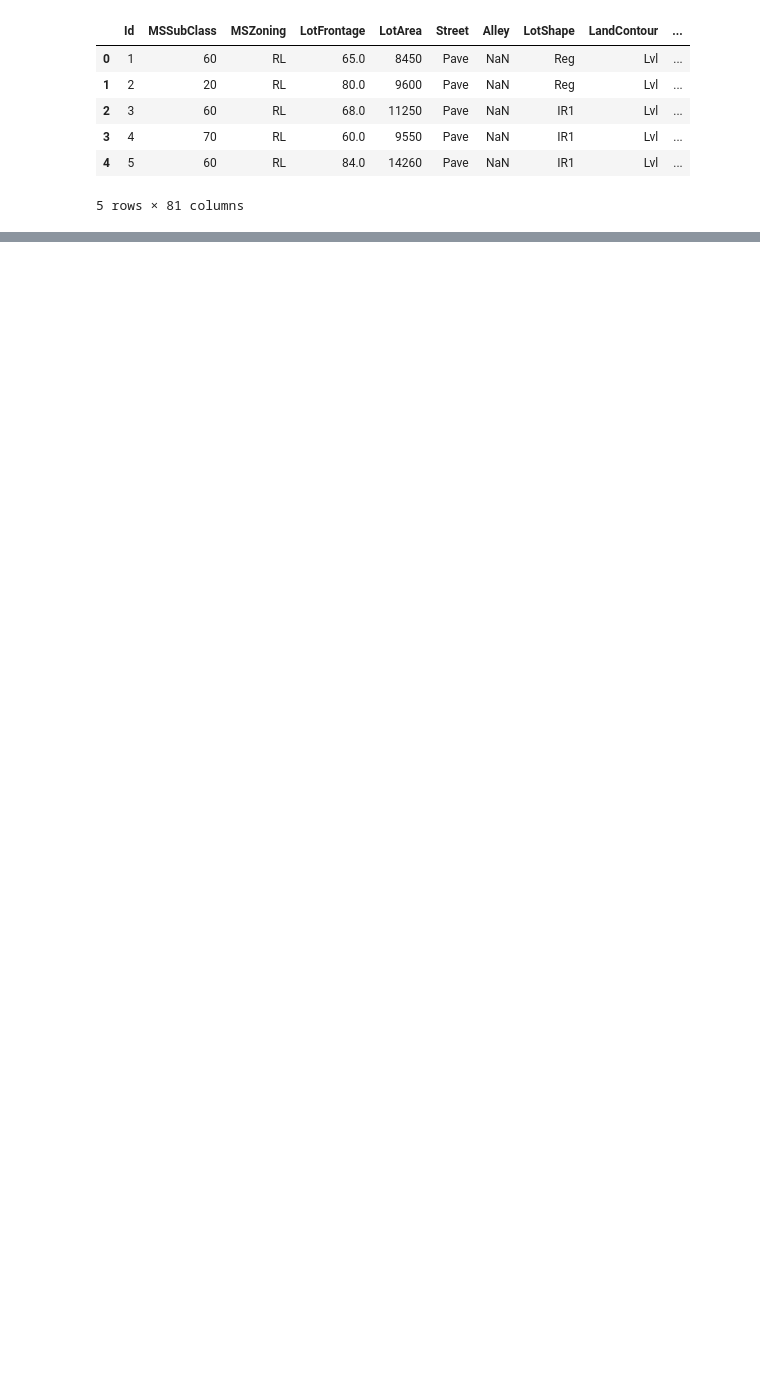
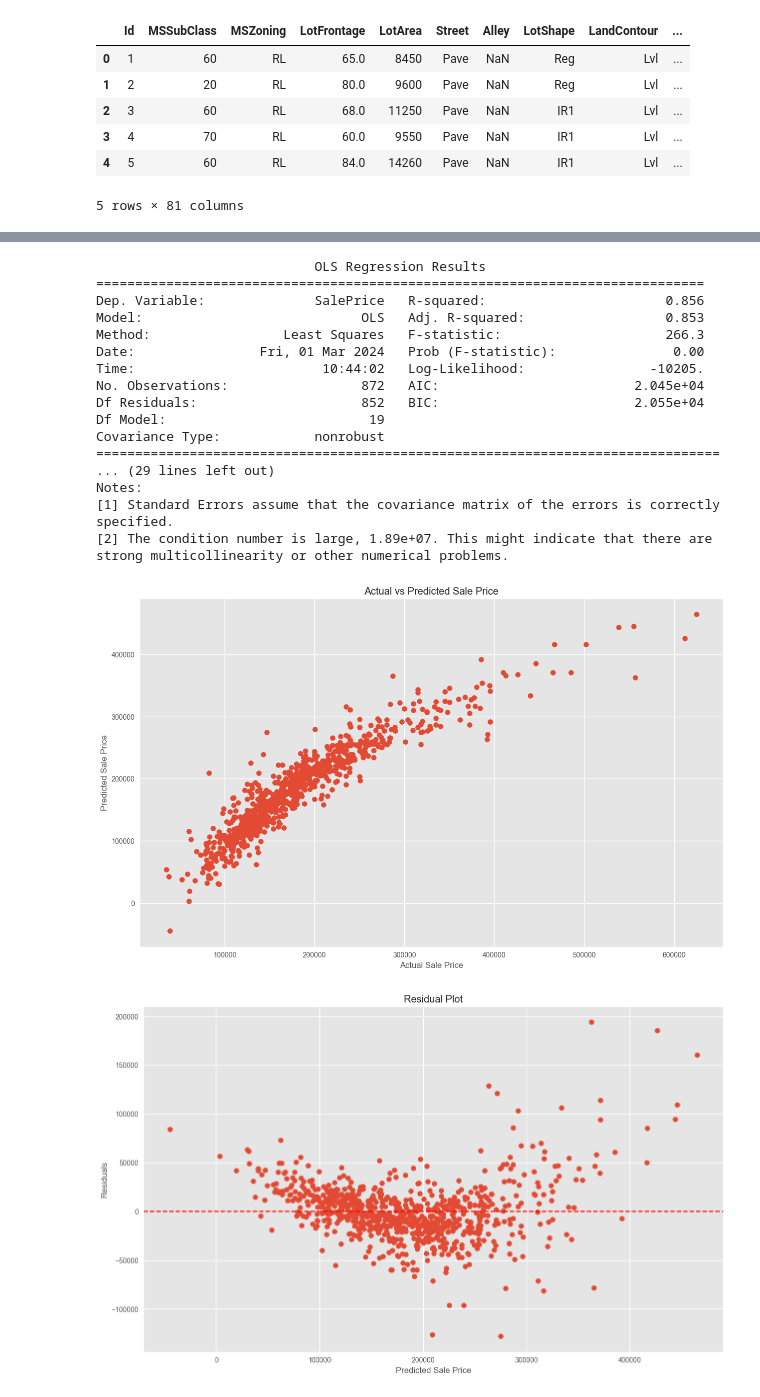
Before and after one commit to estebandonis/HT3-MineriadeDatos, a Jupyter notebook: lab3.ipynb, the cells around one changed output, grey strips where cells are left out. Cells and saved outputs as stored; diff of their text form; code cells hidden in the pictures; blank space fills up the shorter version.

```diff
--- a/lab3.ipynb
+++ b/lab3.ipynb
@@ -231,0 +82,7 @@ Número de filas en el conjunto de prueba: 292
+# %%
+numeric = numeric.drop(['BsmtFinSF2', '2ndFlrSF', 'LowQualFinSF', 'BsmtFullBath', 'BsmtHalfBath',
+            'HalfBath', 'Fireplaces', 'WoodDeckSF', 'OpenPorchSF', 'EnclosedPorch', '3SsnPorch','ScreenPorch',
+            'PoolArea', 'MiscVal'], axis=1)
+# %%
+numeric = numeric[numeric["SalePrice"] < 700000]
+numeric = numeric[numeric["LotArea"] < 100000]
@@ -346,6 +188,0 @@ X = numericas #El resto de los datos
-# %%
-X_train, X_test,y_train, y_test = train_test_split(X, y,test_size=0.3,train_size=0.7)
-print(X_train.shape)
-print(X_test.shape)
-print(y_train.shape)
-print(y_test.shape)
@@ -357,4 +188,0 @@ print(y_test.shape)
-# %%
-modelo1 = LinearRegression()
-modelo1.fit(X_train, y_train)
-y_pred_modelo1 = modelo1.predict(X_test)
@@ -445,0 +189,51 @@ ValueError: Mean Squared Logarithmic Error cannot be used when targets contain n
+# %%
+import statsmodels.api as sm
+import matplotlib.pyplot as plt
+
+# Añadir una constante para el término de intercepción
+X_train_const = sm.add_constant(X_train)
+
+# Modelo de regresión lineal
+model = sm.OLS(y_train, X_train_const).fit()
+
+# Resumen del modelo
+print(model.summary())
+
+# Hacer predicciones
+predictions = model.predict(X_train_const)
+
+# Gráfico de dispersión entre valores reales y predichos
+plt.scatter(y_train, predictions)
+plt.xlabel('Actual Sale Price')
+plt.ylabel('Predicted Sale Price')
+plt.title('Actual vs Predicted Sale Price')
+plt.show()
+
+# Gráfico de residuos
+residuals = y_train - predictions
+plt.scatter(predictions, residuals)
+plt.axhline(y=0, color='red', linestyle='--')
+plt.xlabel('Predicted Sale Price')
+plt.ylabel('Residuals')
+plt.title('Residual Plot')
+plt.show()
+# %% [output]
+                            OLS Regression Results
+==============================================================================
+Dep. Variable:              SalePrice   R-squared:                       0.856
+Model:                            OLS   Adj. R-squared:                  0.853
+Method:                 Least Squares   F-statistic:                     266.3
+Date:                Fri, 01 Mar 2024   Prob (F-statistic):               0.00
+Time:                        10:44:02   Log-Likelihood:                -10205.
+No. Observations:                 872   AIC:                         2.045e+04
+Df Residuals:                     852   BIC:                         2.055e+04
+Df Model:                          19
+Covariance Type:            nonrobust
+================================================================================
+... (29 lines left out)
+Notes:
+[1] Standard Errors assume that the covariance matrix of the errors is correctly specified.
+[2] The condition number is large, 1.89e+07. This might indicate that there are
+strong multicollinearity or other numerical problems.
+[figure, added]
+[figure, added]
```
Also changed, not shown: parts of 19 cells of this notebook.
